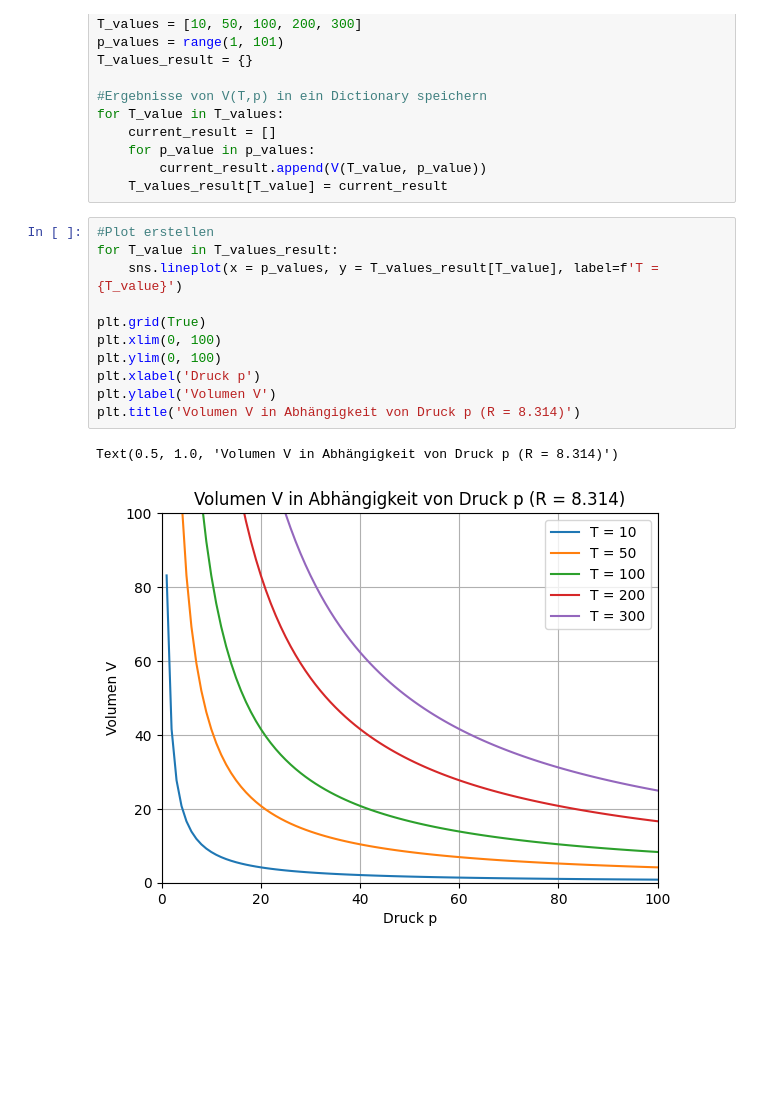
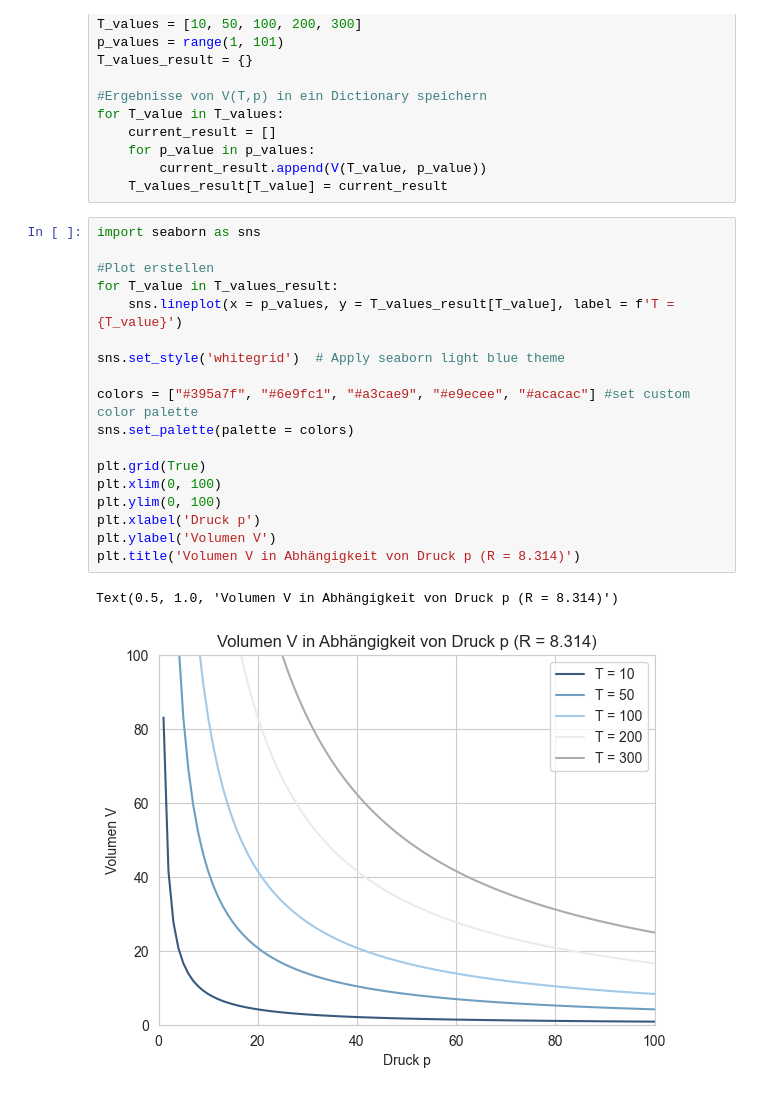
Before and after one commit to fabianstepinski/calculus_3, a Jupyter notebook: 10_hoehenkurven.ipynb, the cells around one changed output. Cells and saved outputs as stored; diff of their text form; blank space fills up the shorter version.

```diff
--- a/10_hoehenkurven.ipynb
+++ b/10_hoehenkurven.ipynb
@@ -23,16 +23,23 @@ for T_value in T_values:
         current_result.append(V(T_value, p_value))
     T_values_result[T_value] = current_result
 # %%
+import seaborn as sns
+
 #Plot erstellen
 for T_value in T_values_result:
-    sns.lineplot(x = p_values, y = T_values_result[T_value], label=f'T = {T_value}')
+    sns.lineplot(x = p_values, y = T_values_result[T_value], label = f'T = {T_value}')
+
+sns.set_style('whitegrid')  # Apply seaborn light blue theme
+
+colors = ["#395a7f", "#6e9fc1", "#a3cae9", "#e9ecee", "#acacac"] #set custom color palette
+sns.set_palette(palette = colors)
 
 plt.grid(True)
 plt.xlim(0, 100)
 plt.ylim(0, 100)
 plt.xlabel('Druck p')
 plt.ylabel('Volumen V')
 plt.title('Volumen V in Abhängigkeit von Druck p (R = 8.314)')
 # %% [output]
 Text(0.5, 1.0, 'Volumen V in Abhängigkeit von Druck p (R = 8.314)')
-[figure, old version]
+[figure, new version]
```
